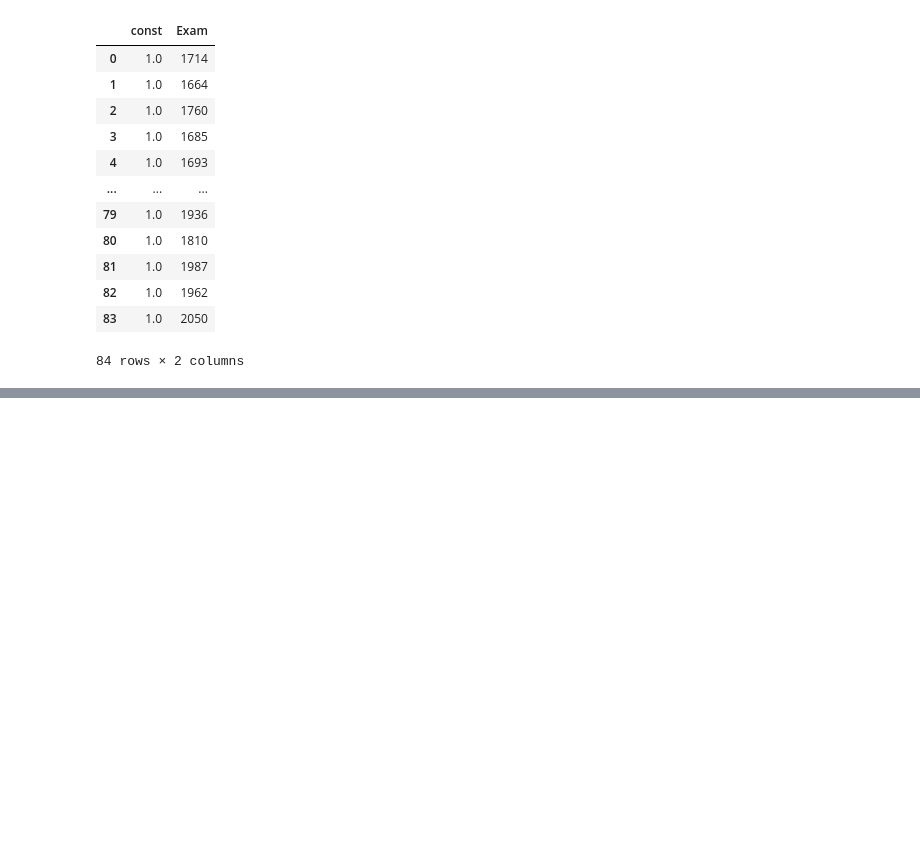
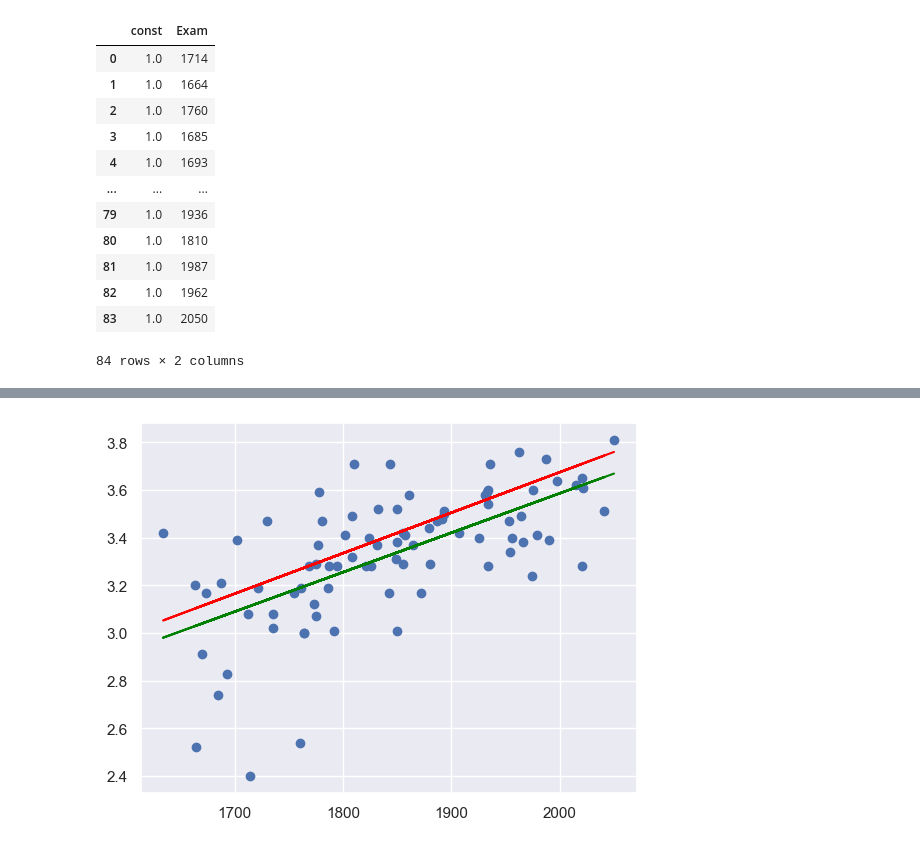
Before and after one commit to saromaddy/classlearning, a Jupyter notebook: ml.ipynb, the cells around one changed output, grey strips where cells are left out. Cells and saved outputs as stored; diff of their text form; code cells hidden in the pictures; blank space fills up the shorter version.

```diff
--- a/ml.ipynb
+++ b/ml.ipynb
@@ -58,3 +60,7 @@ x
 | 82 | 1.0 | 1962 |
 | 83 | 1.0 | 2050 |
 84 rows × 2 columns
+# %%
+model = sm.OLS (y,x) # build a model
+# %%
+result = model.fit() #train the model
@@ -60,0 +111,9 @@ x
+# %%
+yhatorg = result.params[0] + (result.params[1]*x1) #identify the best fit
+# %%
+plt.scatter(x1,y)
+plt.plot(x1,yhat,color = "red")
+plt.plot(x1,yhatorg,color = "green")
+plt.show()
+# %% [output]
+[figure, added]
```
Also changed, not shown: parts of 9 cells of this notebook.
